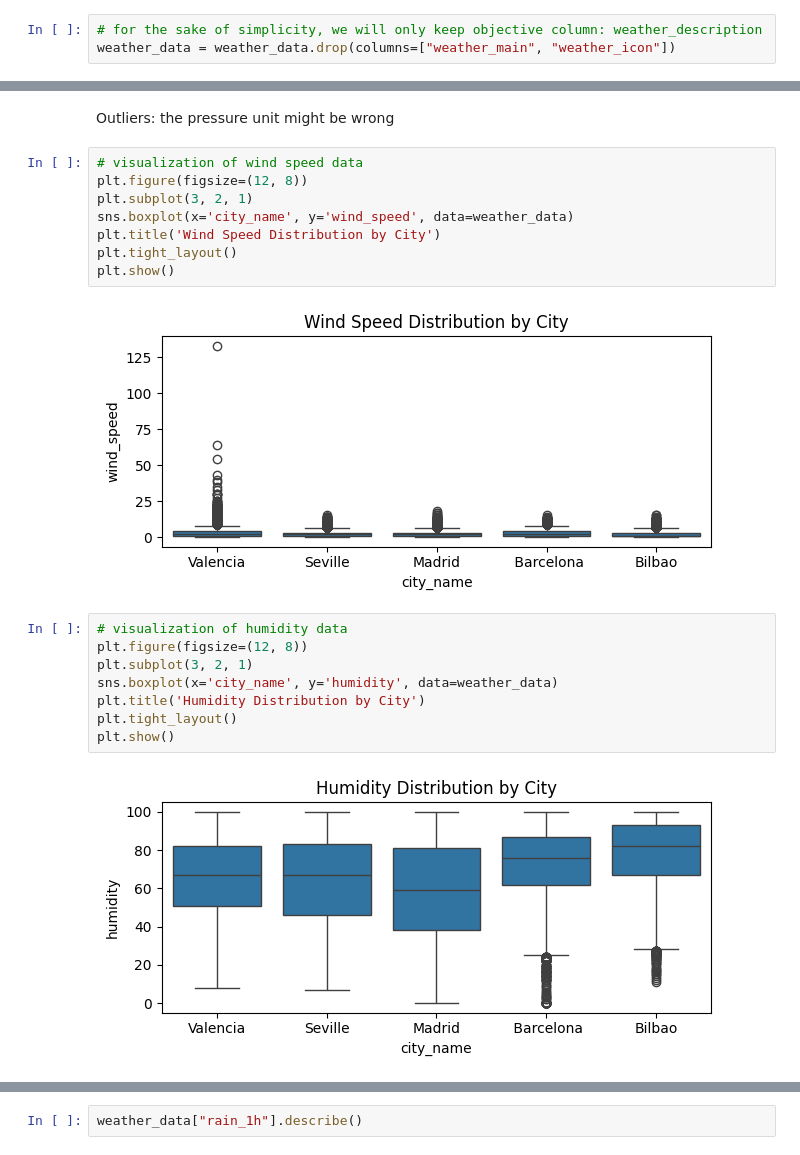
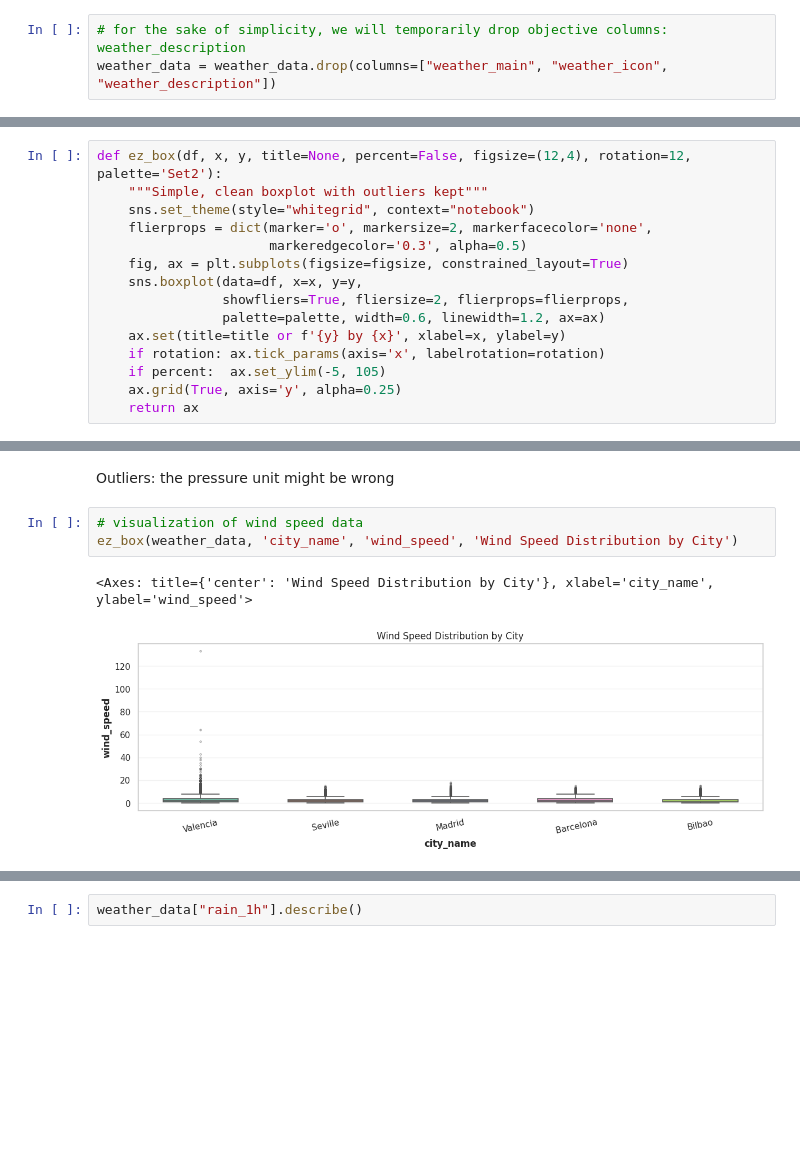
Before and after one commit to Jackson00Han/Energy_Market_Forecasting, a Jupyter notebook: hourly_energy_demand_forecasting.ipynb, the cells around one changed output, grey strips where cells are left out. Cells and saved outputs as stored; diff of their text form; blank space fills up the shorter version.

```diff
--- a/hourly_energy_demand_forecasting.ipynb
+++ b/hourly_energy_demand_forecasting.ipynb
@@ -456,4 +428,4 @@ array([0.000e+00, 2.000e-03, 8.000e-02, 9.000e-02, 8.500e-02, 1.000e-02,
 # %%
-# for the sake of simplicity, we will only keep objective column: weather_description
-weather_data = weather_data.drop(columns=["weather_main", "weather_icon"])
+# for the sake of simplicity, we will temporarily drop objective columns: weather_description
+weather_data = weather_data.drop(columns=["weather_main", "weather_icon", "weather_description"])
 # %%
@@ -797,0 +785,15 @@ plt.show()
+# %%
+def ez_box(df, x, y, title=None, percent=False, figsize=(12,4), rotation=12, palette='Set2'):
+    """Simple, clean boxplot with outliers kept"""
+    sns.set_theme(style="whitegrid", context="notebook")
+    flierprops = dict(marker='o', markersize=2, markerfacecolor='none',
+                      markeredgecolor='0.3', alpha=0.5)
+    fig, ax = plt.subplots(figsize=figsize, constrained_layout=True)
+    sns.boxplot(data=df, x=x, y=y,
+                showfliers=True, fliersize=2, flierprops=flierprops,
+                palette=palette, width=0.6, linewidth=1.2, ax=ax)
+    ax.set(title=title or f'{y} by {x}', xlabel=x, ylabel=y)
+    if rotation: ax.tick_params(axis='x', labelrotation=rotation)
+    if percent:  ax.set_ylim(-5, 105)
+    ax.grid(True, axis='y', alpha=0.25)
+    return ax
@@ -799,21 +813,7 @@ plt.show()
 Outliers: the pressure unit might be wrong
 # %%
 # visualization of wind speed data
-plt.figure(figsize=(12, 8))
-plt.subplot(3, 2, 1)
-sns.boxplot(x='city_name', y='wind_speed', data=weather_data)
-plt.title('Wind Speed Distribution by City')
-plt.tight_layout()
-plt.show()
+ez_box(weather_data, 'city_name', 'wind_speed', 'Wind Speed Distribution by City')
 # %% [output]
+<Axes: title={'center': 'Wind Speed Distribution by City'}, xlabel='city_name', ylabel='wind_speed'>
-[figure, old version]
+[figure, new version]
-# %%
-# visualization of humidity data
-plt.figure(figsize=(12, 8))
-plt.subplot(3, 2, 1)
-sns.boxplot(x='city_name', y='humidity', data=weather_data)
-plt.title('Humidity Distribution by City')
-plt.tight_layout()
-plt.show()
-# %% [output]
-[figure, removed]
```
Also changed, not shown: parts of 95 cells of this notebook, 8 other files.
